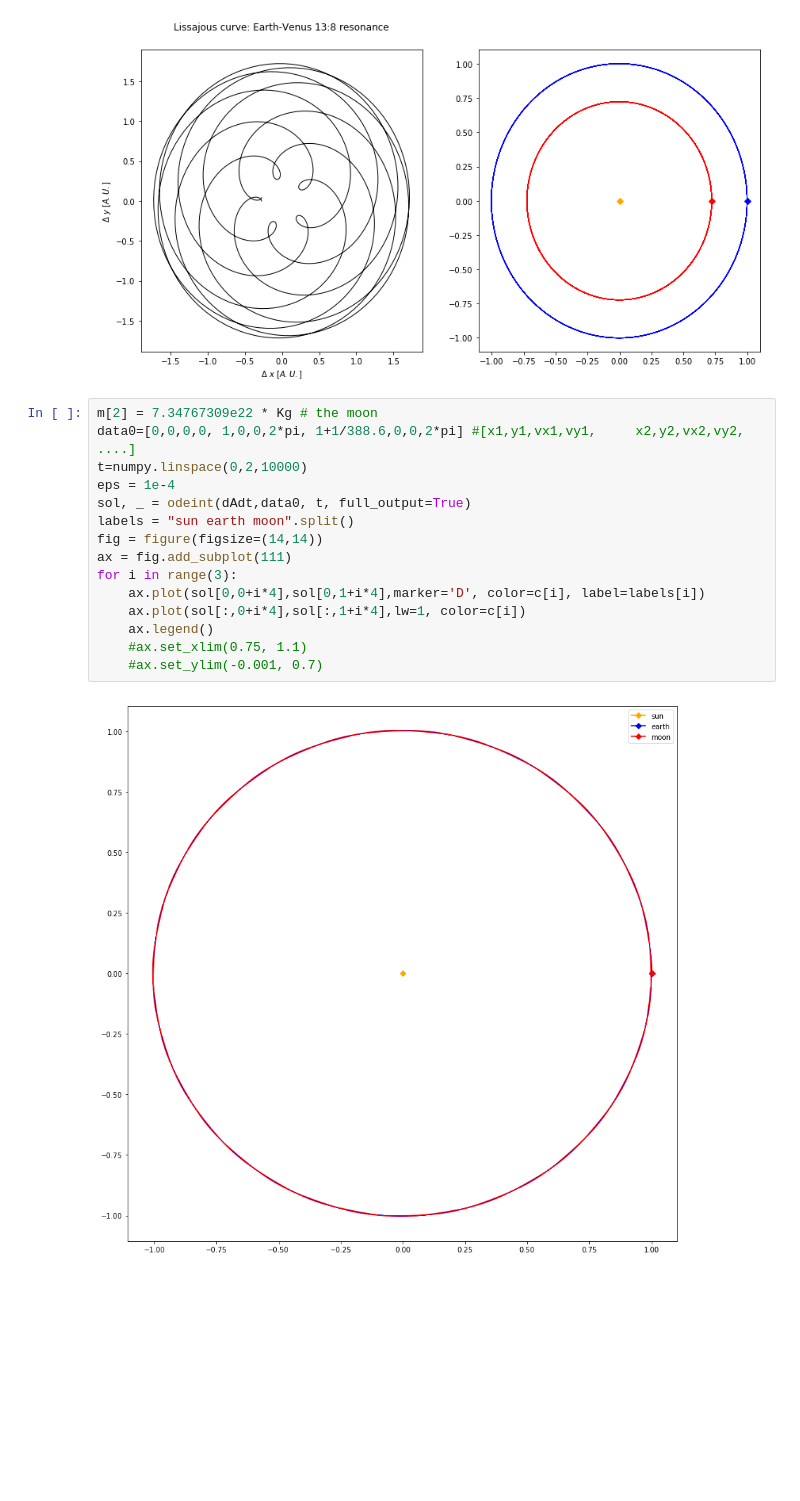
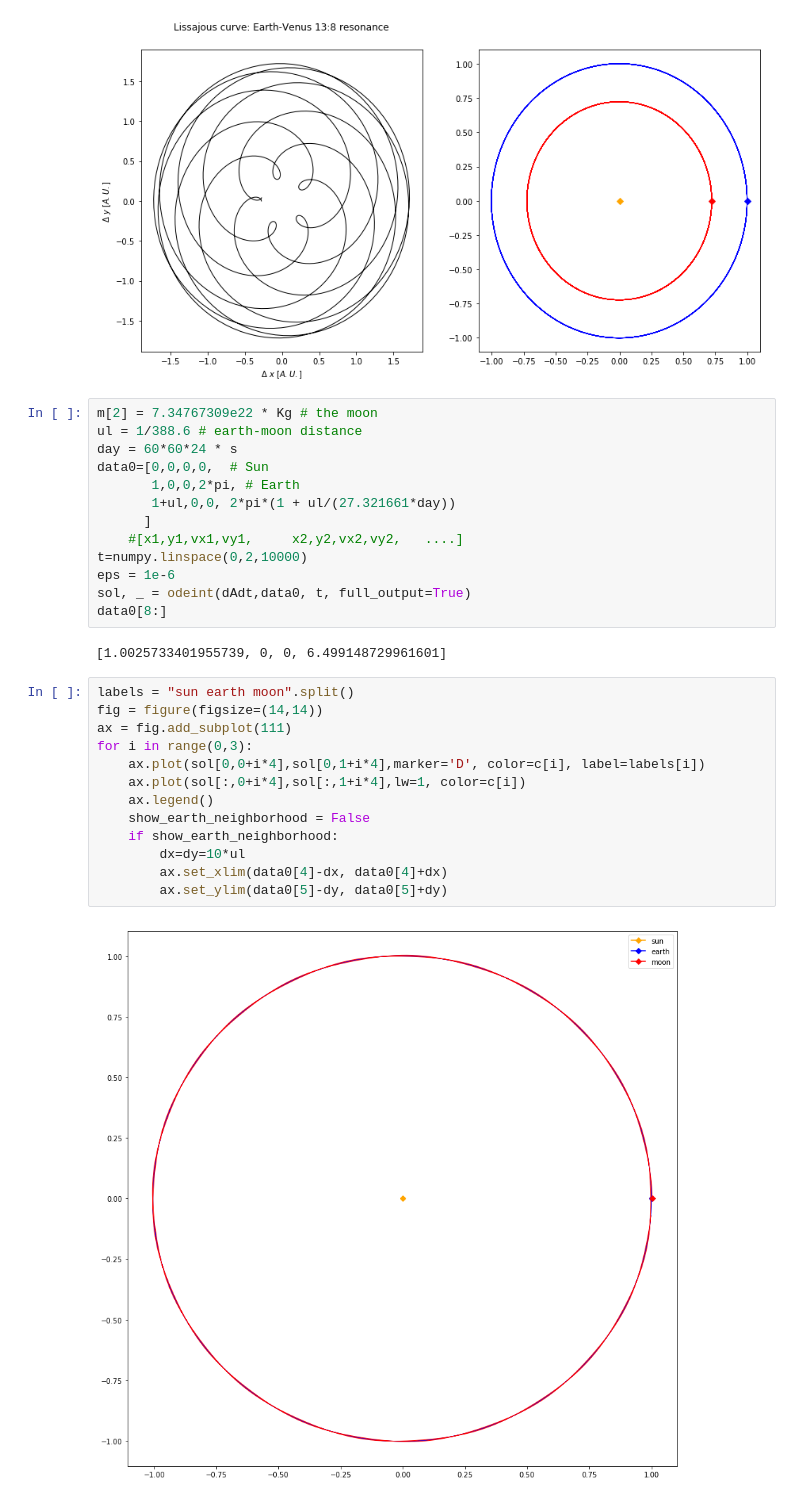
Before and after one commit to AvverbioPronome/10h, a Jupyter notebook: Lesson4-5.ipynb, the cells around one changed output. Cells and saved outputs as stored; diff of their text form; blank space fills up the shorter version.

```diff
--- a/Lesson4-5.ipynb
+++ b/Lesson4-5.ipynb
@@ -246,20 +246,33 @@ for i in range(3):
 show()
 # %% [output]
 [figure]
+# %%
+m[2] = 7.34767309e22 * Kg # the moon
+ul = 1/388.6 # earth-moon distance
+day = 60*60*24 * s
+data0=[0,0,0,0,  # Sun
+       1,0,0,2*pi, # Earth
+       1+ul,0,0, 2*pi*(1 + ul/(27.321661*day))
+      ]
+    #[x1,y1,vx1,vy1,     x2,y2,vx2,vy2,   ....]
+t=numpy.linspace(0,2,10000)
+eps = 1e-6
+sol, _ = odeint(dAdt,data0, t, full_output=True)
+data0[8:]
+# %% [output]
+[1.0025733401955739, 0, 0, 6.499148729961601]
 # %%
-m[2] = 7.34767309e22 * Kg # the moon
-data0=[0,0,0,0, 1,0,0,2*pi, 1+1/388.6,0,0,2*pi] #[x1,y1,vx1,vy1,     x2,y2,vx2,vy2,   ....]
-t=numpy.linspace(0,2,10000)
-eps = 1e-4
-sol, _ = odeint(dAdt,data0, t, full_output=True)
 labels = "sun earth moon".split()
 fig = figure(figsize=(14,14))
 ax = fig.add_subplot(111)
-for i in range(3):
+for i in range(0,3):
     ax.plot(sol[0,0+i*4],sol[0,1+i*4],marker='D', color=c[i], label=labels[i])
     ax.plot(sol[:,0+i*4],sol[:,1+i*4],lw=1, color=c[i])
     ax.legend()
-    #ax.set_xlim(0.75, 1.1)
-    #ax.set_ylim(-0.001, 0.7)
+    show_earth_neighborhood = False
+    if show_earth_neighborhood:
+        dx=dy=10*ul
+        ax.set_xlim(data0[4]-dx, data0[4]+dx)
+        ax.set_ylim(data0[5]-dy, data0[5]+dy)
 # %% [output]
-[figure, old version]
+[figure, new version]
```
Also changed, not shown: parts of 4 cells of this notebook.
